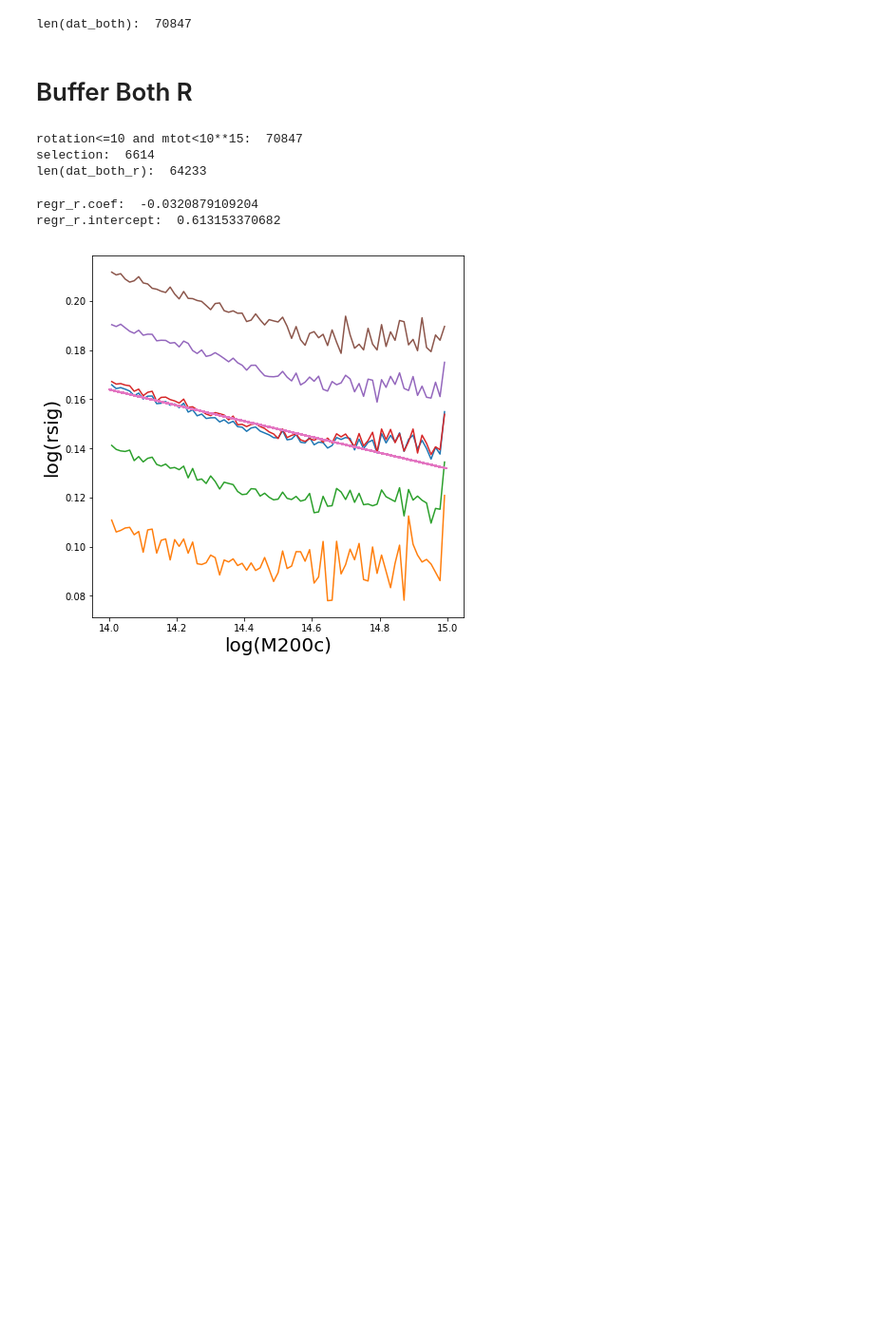
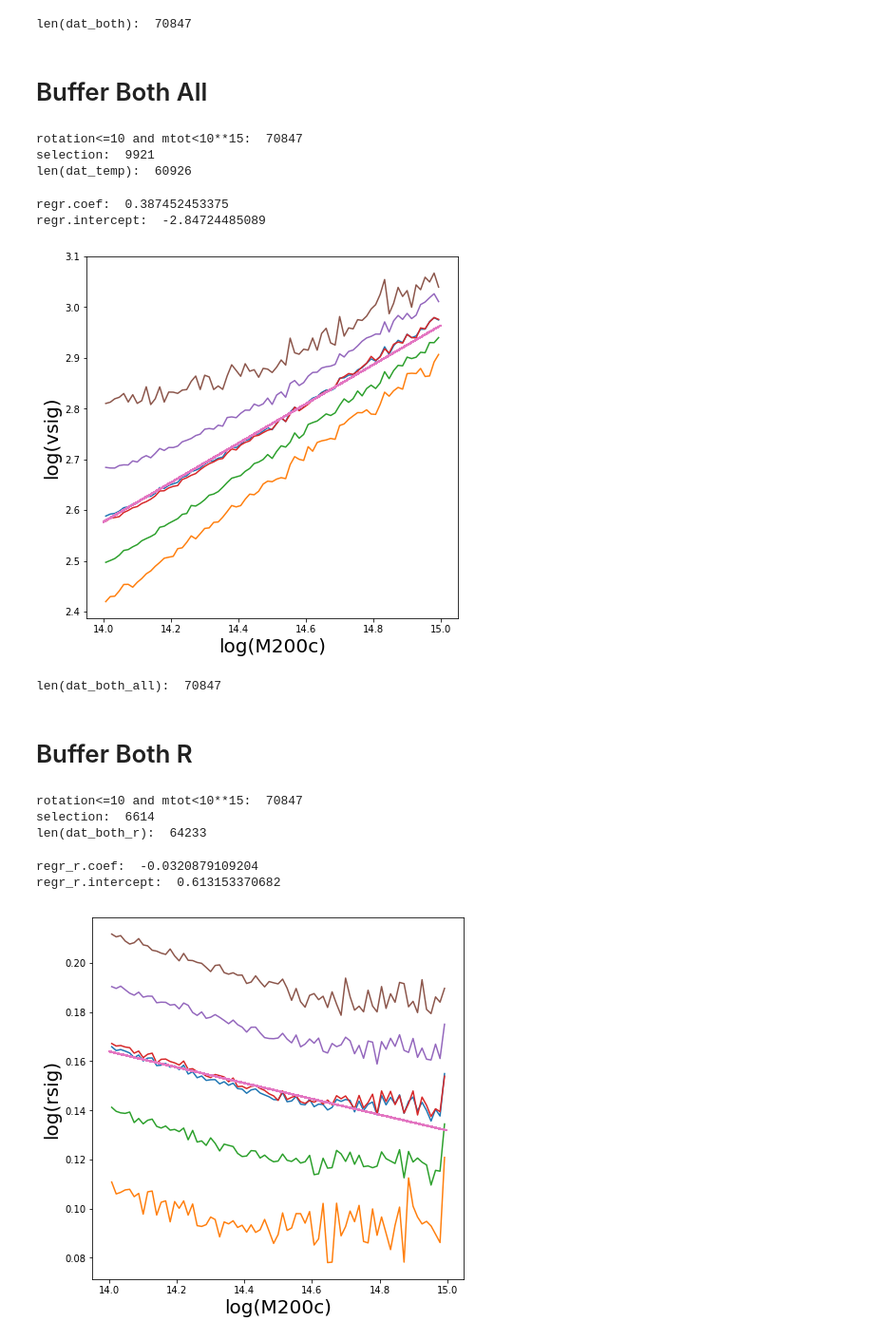
Before and after one commit to maho3/halo_sdm, a Jupyter notebook: data.ipynb, the cells around one changed output. Shown at 95% size. Drawn from its saved outputs; the diff is of its cells as text; code cells hidden in the pictures; blank space fills up the shorter version.

Commit message:
both_all

```diff
--- a/data.ipynb
+++ b/data.ipynb
@@ -285,3 +266,61 @@ print 'len(dat_both): ', len(dat_both)
 len(dat_both):  70847
 # %%
 # np.save(wdir + "data/"+out_dat+"_buffer.npy", dat_both)
+# %% [markdown]
+# Buffer Both All
+# %%
+dat_temp = dat_orig[(dat_orig['Mtot'] < 10**15) & (dat_orig['rotation']<=10)]
+print 'rotation<=10 and mtot<10**15: ', len(dat_temp)
+
+selection = ((dat_temp['Mtot'] > 10**14) & (dat_temp['Mtot'] < 10**15))
+selection = (selection & (dat_temp['intrain']==True)) #& (selection['intest']==False)]
+selection = np.argwhere(selection).flatten()
+
+selection = np.random.choice(selection, len(selection)*3/3, replace=False)
+print 'selection: ', len(selection)
+
+temp = dat_temp[selection]
+temp2 = dat_temp[[i for i in range(len(dat_temp)) if i not in selection]]
+del(dat_temp)
+
+dat_temp = temp2
+selection = temp
+del(temp2)
+del(temp)
+
+print 'len(dat_temp): ', len(dat_temp)
+# %% [output]
+rotation<=10 and mtot<10**15:  70847
+selection:  9921
+len(dat_temp):  60926
+# %%
+dat_regr = dat[(dat['Mtot']>10**14) & (dat['Mtot']<10**15)]
+m = np.log10(dat_regr['Mtot'])
+vsig = np.log10( dat_regr['vsig'] )
+
+f = plt.figure(figsize=(7,7))
+
+binnedplot(m,
+           vsig,
+           n=75,
+           percentiles = [2,15,50,85,98]
+          )
+
+regr = linear_model.LinearRegression(fit_intercept=True)
+regr.fit(m.reshape((len(m),1)),vsig.reshape((len(vsig),1)))
+
+plt.plot(m,m*regr.coef_[0] + regr.intercept_[0], label='fit')
+
+plt.xlabel('log(M200c)', fontsize=20)
+plt.ylabel('log(vsig)', fontsize=20)
+
+# plt.legend()
+
+print 'regr.coef: ', regr.coef_[0][0]
+print 'regr.intercept: ', regr.intercept_[0]
+
+# savefig(f,out_dat + '_massvsig_prebuffer', xlabel=r'$log(M_{200c})$', ylabel=r'$log(\sigma_v)$')
+# %% [output]
+regr.coef:  0.387452453375
+regr.intercept:  -2.84724485089
+[figure, added]
@@ -287,0 +339,10 @@ len(dat_both):  70847
+# %%
+temp = np.append(dat_temp, selection)
+dat_both_all = temp
+del(temp)
+del(dat_temp)
+del(selection)
+
+print 'len(dat_both_all): ', len(dat_both_all)
+# %% [output]
+len(dat_both_all):  70847
```
Also changed, not shown: parts of 10 cells of this notebook, 1 other file.
